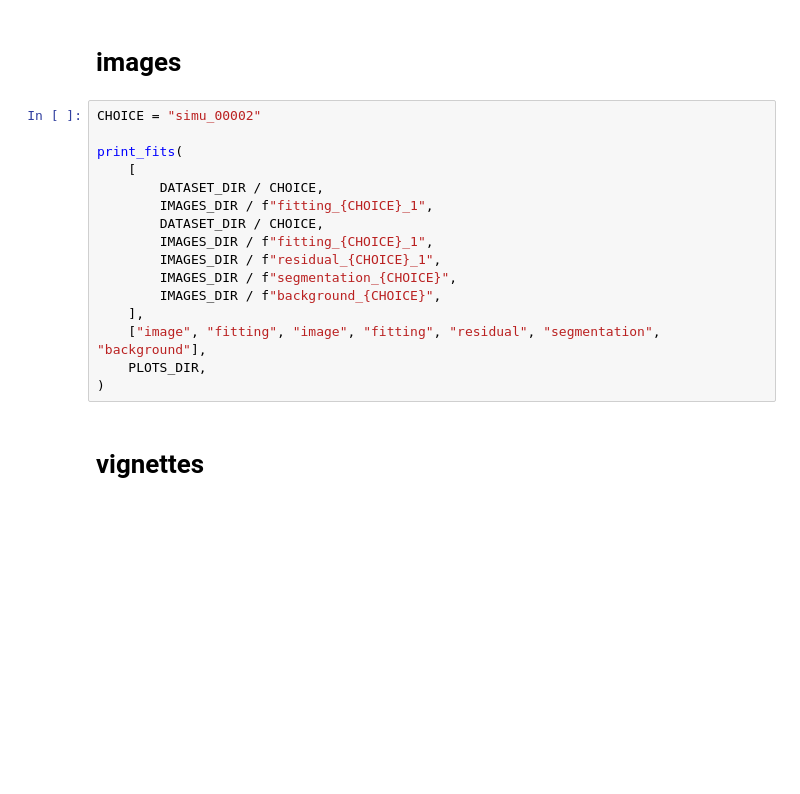
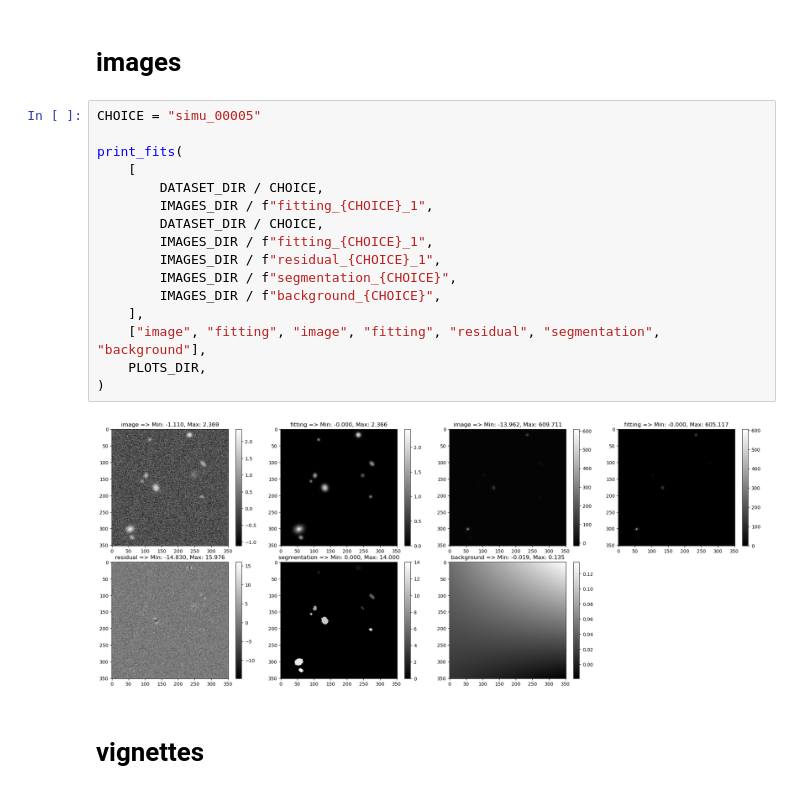
Before and after one commit to martinetnicolas/PISCO, a Jupyter notebook: pix2shear/sextractor/ResultsPlots.ipynb, the cells around one changed output. Drawn from its saved outputs; the diff is of its cells as text; blank space fills up the shorter version.

```diff
--- a/pix2shear/sextractor/ResultsPlots.ipynb
+++ b/pix2shear/sextractor/ResultsPlots.ipynb
@@ -33,21 +42,23 @@ check_psf(PSF_DIR / "airy.psf.fits", PLOTS_DIR)
 # %% [markdown]
 # images
 # %%
-CHOICE = "simu_00002"
+CHOICE = "simu_00005"
 
 print_fits(
     [
         DATASET_DIR / CHOICE,
         IMAGES_DIR / f"fitting_{CHOICE}_1",
         DATASET_DIR / CHOICE,
         IMAGES_DIR / f"fitting_{CHOICE}_1",
         IMAGES_DIR / f"residual_{CHOICE}_1",
         IMAGES_DIR / f"segmentation_{CHOICE}",
         IMAGES_DIR / f"background_{CHOICE}",
     ],
     ["image", "fitting", "image", "fitting", "residual", "segmentation", "background"],
     PLOTS_DIR,
 )
+# %% [output]
+[figure, added]
 # %% [markdown]
 # vignettes
 # %%
```
Also changed, not shown: parts of 10 cells of this notebook, 4 other files.
